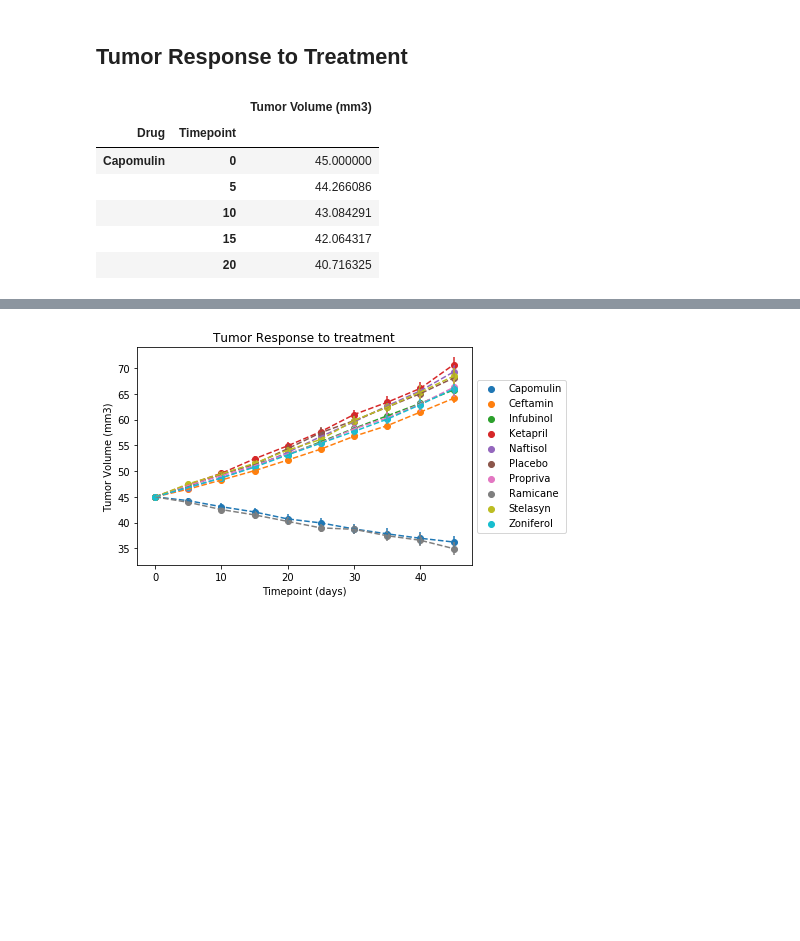
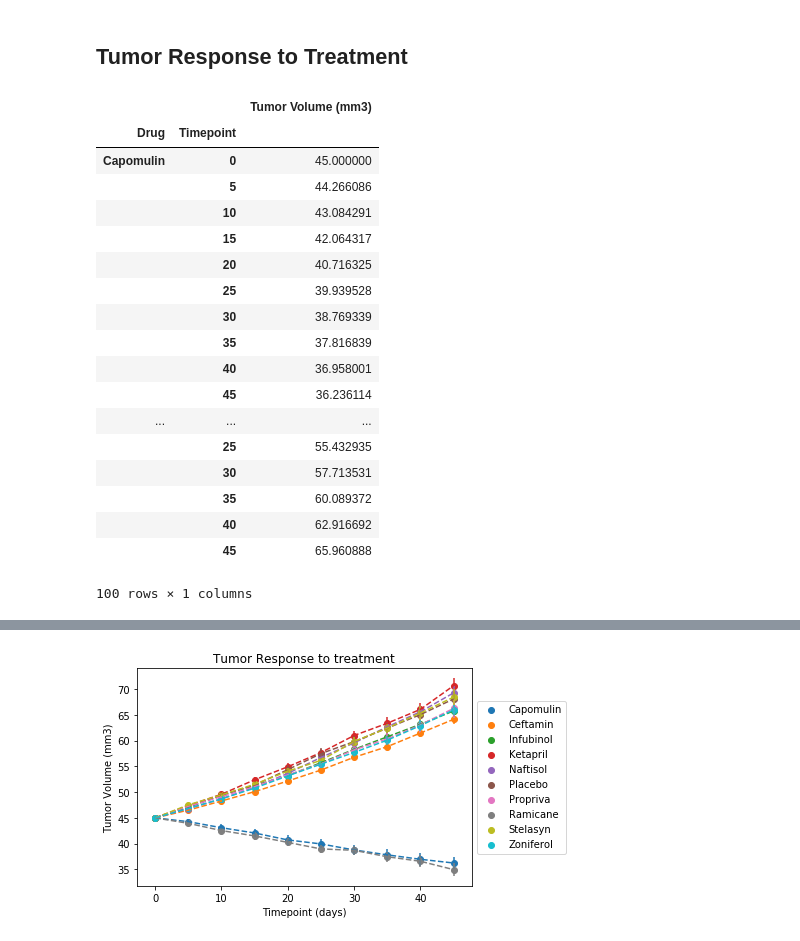
Before and after one commit to komalac/Matplotlib, a Jupyter notebook: Pymaceuticals/pymaceuticals_starter.ipynb, the cells around one changed output, grey strips where cells are left out. Drawn from its saved outputs; the diff is of its cells as text; code cells hidden in the pictures; blank space fills up the shorter version.

```diff
--- a/Pymaceuticals/pymaceuticals_starter.ipynb
+++ b/Pymaceuticals/pymaceuticals_starter.ipynb
@@ -36,15 +48,27 @@ mouse_clinicaltrail_df.head()
 # %%
 # Store the Mean Tumor Volume Data Grouped by Drug and Timepoint
 mean_tumor = pd.DataFrame(mouse_clinicaltrail_df.groupby(["Drug","Timepoint"])["Tumor Volume (mm3)"].mean())
-mean_tumor.head()
+mean_tumor
 # %% [output]
 |  |  | Tumor Volume (mm3) |
 | Drug | Timepoint |  |
 | Capomulin | 0 | 45.000000 |
 |  | 5 | 44.266086 |
 |  | 10 | 43.084291 |
 |  | 15 | 42.064317 |
 |  | 20 | 40.716325 |
+|  | 25 | 39.939528 |
+|  | 30 | 38.769339 |
+|  | 35 | 37.816839 |
+|  | 40 | 36.958001 |
+|  | 45 | 36.236114 |
+| ... | ... | ... |
+|  | 25 | 55.432935 |
+|  | 30 | 57.713531 |
+|  | 35 | 60.089372 |
+|  | 40 | 62.916692 |
+|  | 45 | 65.960888 |
+100 rows × 1 columns
 # %%
 # Store the Standard Error of Tumor Volumes Grouped by Drug and Timepoint
 TVsem_df = pd.DataFrame(mouse_clinicaltrail_df.groupby(["Drug","Timepoint"])["Tumor Volume (mm3)"].sem())
```
Also changed, not shown: parts of 5 cells of this notebook.
